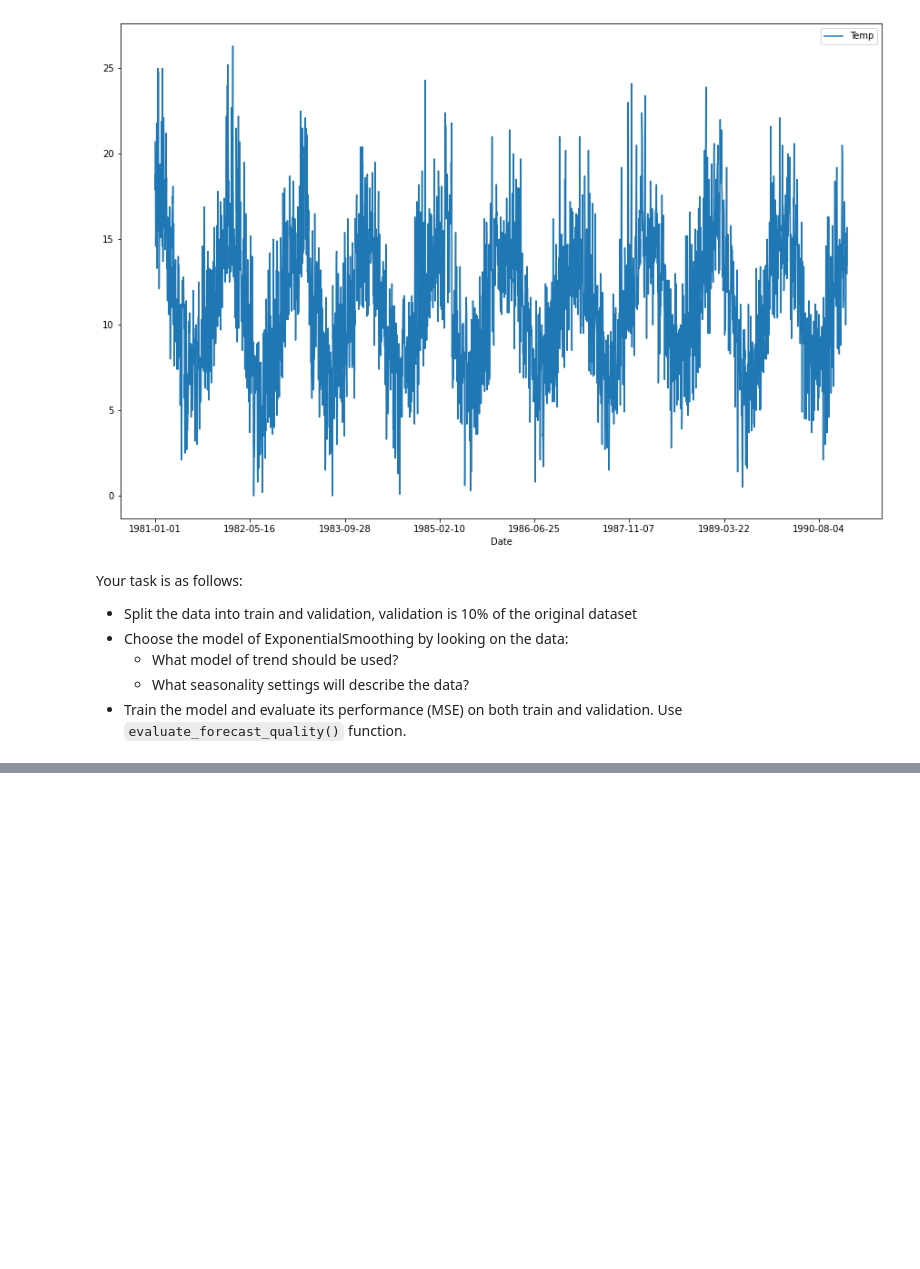
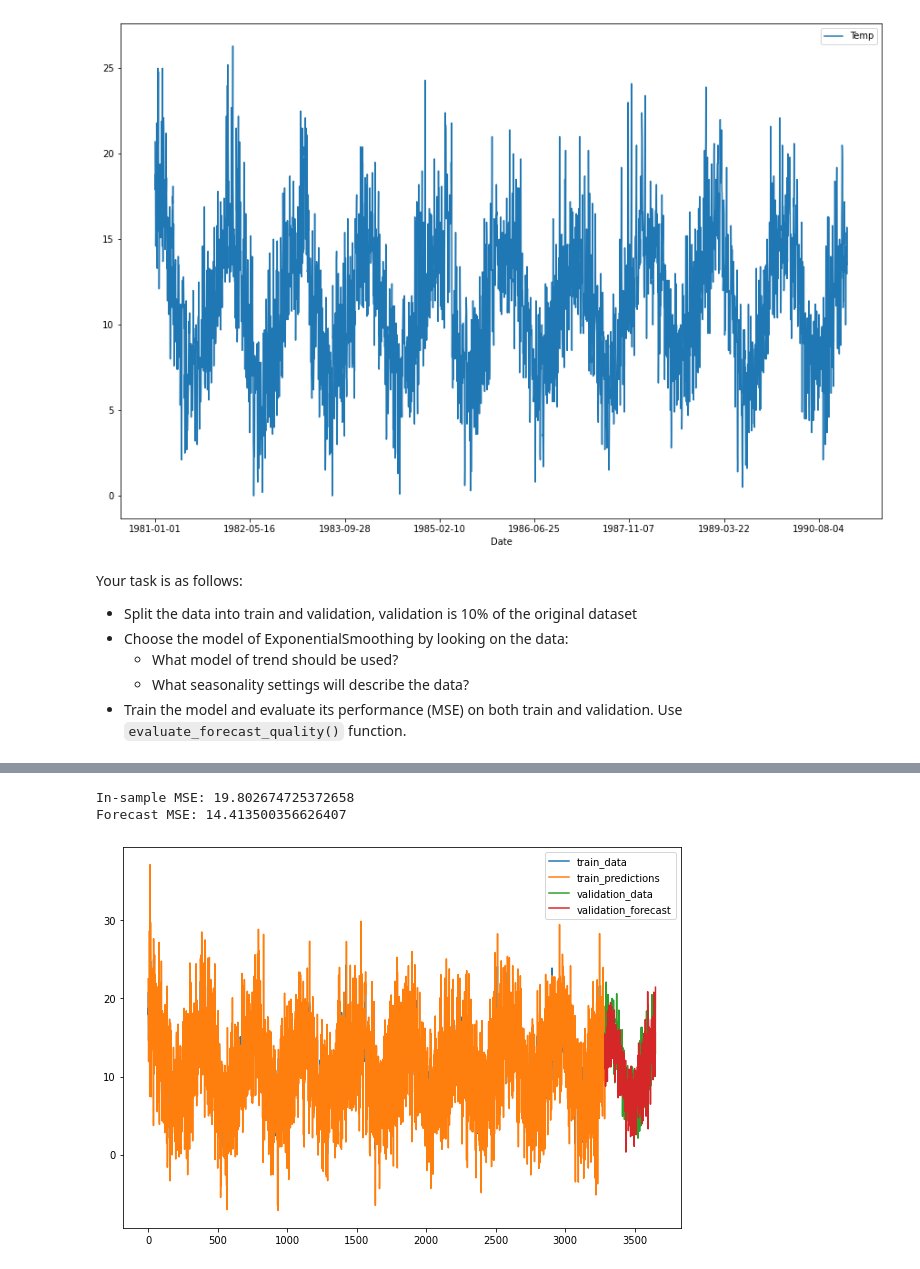
Before and after one commit to mohammadsanaee/ML_in_application, a Jupyter notebook: 12_tsa.ipynb, the cells around one changed output, grey strips where cells are left out. Cells and saved outputs as stored; diff of their text form; code cells hidden in the pictures; blank space fills up the shorter version.

```diff
--- a/12_tsa.ipynb
+++ b/12_tsa.ipynb
@@ -695,0 +711,39 @@ Your task is as follows:
+# %%
+from tqdm.notebook import tqdm
+level_range = np.linspace(0.1, 1, 5)
+trend_range = np.linspace(0.1, 1, 5)
+seasonal_range = np.linspace(0.1, 1, 5)
+MSE = 1000
+best_level=''
+best_trend = ''
+best_seasonal = ''
+for i in tqdm(level_range):
+  for j in tqdm(trend_range):
+    for k in tqdm(seasonal_range):
+      fit_result = ExponentialSmoothing(
+        df_train.Temp,
+        trend="add", seasonal="add",
+        initialization_method='estimated',
+        seasonal_periods=366,
+        ).fit(smoothing_level=i,smoothing_trend = j,smoothing_seasonal = k)
+      forecast = fit_result.forecast(df_val.shape[0])
+      if (mean_squared_error(df_val.Temp, forecast)<MSE):
+        MSE=mean_squared_error(df_val.Temp, forecast)
+        best_level = i
+        best_trend = j
+        best_seasonal = k
+# %%
+df_train, df_val = train_test_split(df, test_size=0.1, shuffle=False)
+
+fit_result = ExponentialSmoothing(
+    df_train.Temp,
+    trend="add", seasonal="add",
+    initialization_method='estimated',
+    seasonal_periods=366,
+).fit(smoothing_level=best_level,smoothing_trend = best_trend,smoothing_seasonal = best_seasonal)
+forecast = fit_result.forecast(df_val.shape[0])
+evaluate_forecast_quality(df_train.Temp, df_val.Temp, fit_result.fittedvalues, forecast)
+# %% [output]
+In-sample MSE: 19.802674725372658
+Forecast MSE: 14.413500356626407
+[figure, added]
```
Also changed, not shown: parts of 3 cells of this notebook.
